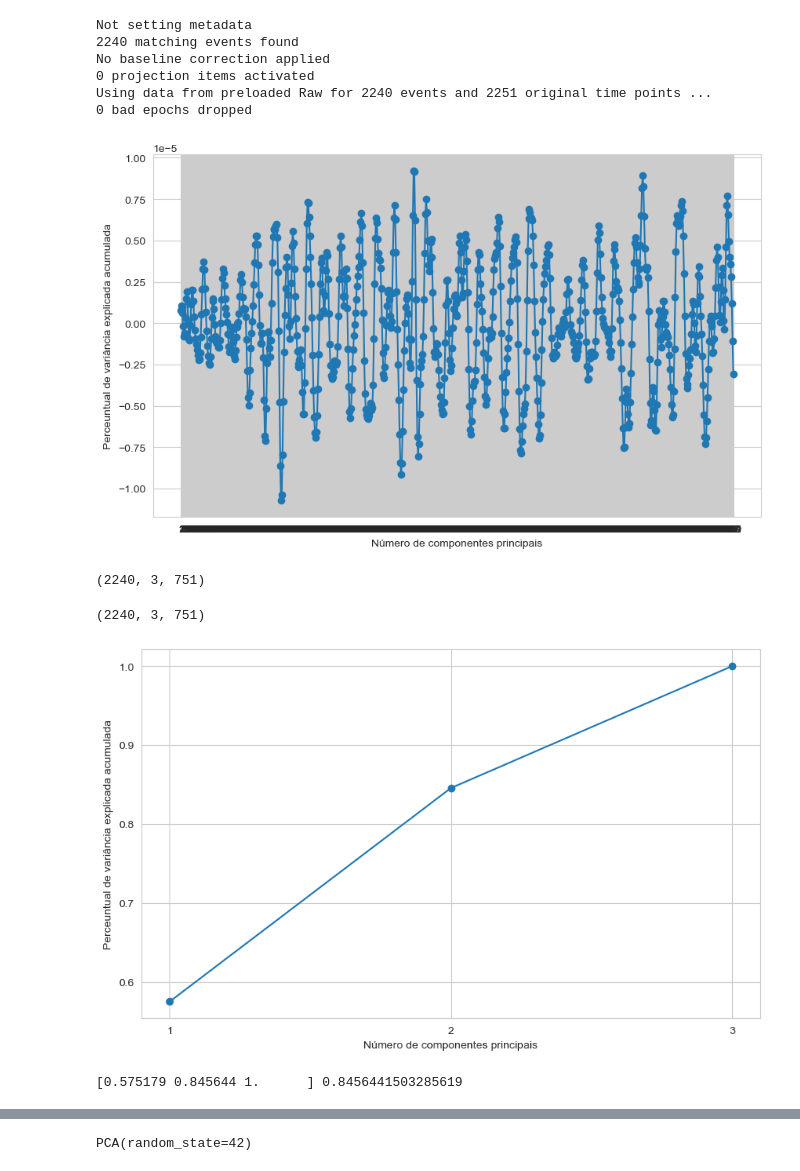
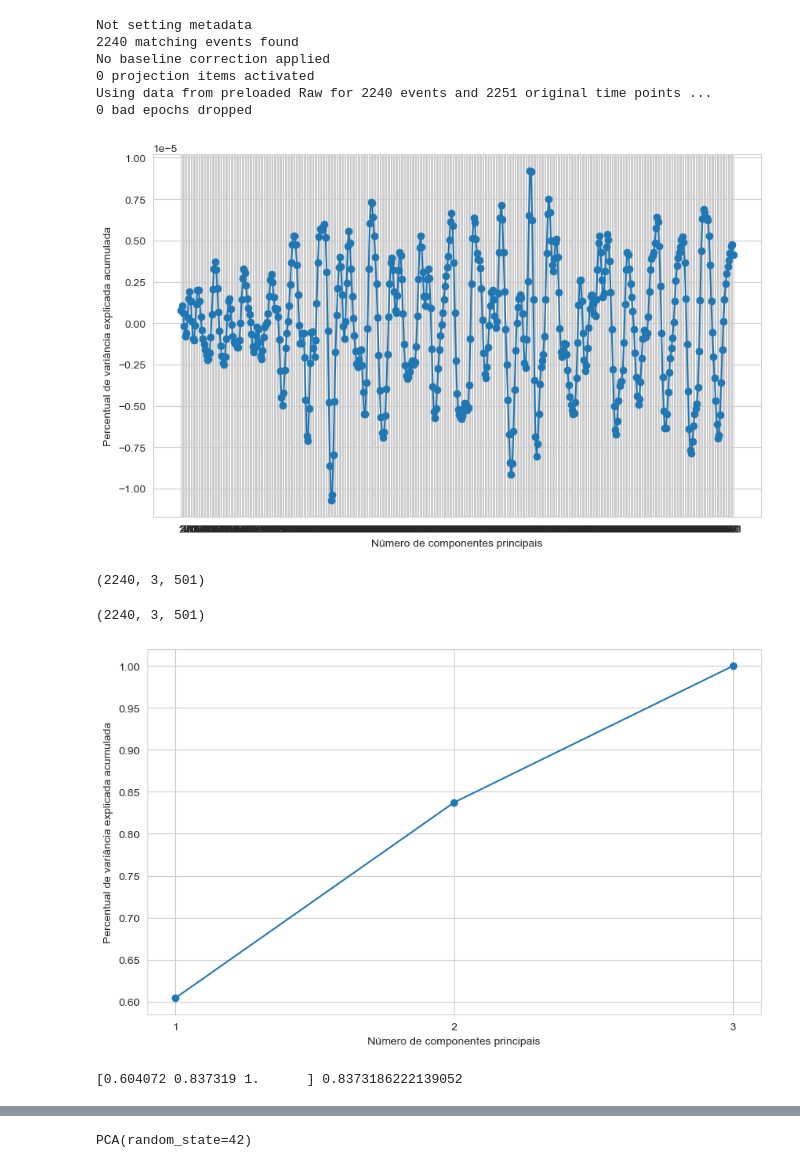
Before and after one commit to MasterExecuson/Data_Science, a Jupyter notebook: code/novos modelos e tratamentos de dados/TCC - epochs processing - 2b.ipynb, the cells around one changed output, grey strips where cells are left out. Drawn from its saved outputs; the diff is of its cells as text; code cells hidden in the pictures.

```diff
--- a/code/novos modelos e tratamentos de dados/TCC - epochs processing - 2b.ipynb
+++ b/code/novos modelos e tratamentos de dados/TCC - epochs processing - 2b.ipynb
@@ -279,7 +336,7 @@ Using data from preloaded Raw for 2240 events and 2251 original time points ...
 
 # The fixation cue start seems to be the event start, which takes 1,25 seconds. Removing 2 seconds from start for task assimilation. The event takes 6s +- 1s, to avoid adaptation, but the BCI only takes 3s.
 
-epochs_train = epochs.copy().crop(tmin=2.0, tmax=5.0)
+epochs_train = epochs.copy().crop(tmin=2.0, tmax=4.0)
 labels = epochs.events[:, -1] - 10
 # %%
 epochs_data = epochs.get_data()
@@ -287,18 +344,18 @@ epochs_data_train = epochs_train.get_data()
 # %%
 fig, ax = plt.subplots(figsize=(10, 6))
 eixo_x = list(range(1, len(epochs_data_train[0][0])+1))
 ax.plot(eixo_x, epochs_data_train[0][0], marker="o")
 ax.set_xlabel("Número de componentes principais")
-ax.set_ylabel("Perceuntual de variância explicada acumulada")
+ax.set_ylabel("Percentual de variância explicada acumulada")
 ax.set_xticks(eixo_x)
 plt.show()
 # %% [output]
-[figure, old version]
+[figure, new version]
 # %%
 epochs_data_train.shape
 # Number of events , channels, each measurement (f*t)
 # %% [output]
-(2240, 3, 751)
+(2240, 3, 501)
 # %%
 list_array = []
 for epoch in epochs_data_train:
@@ -307,7 +364,7 @@ epochs_data_train_normalized = np.array(list_array)
 # %%
 epochs_data_train_normalized.shape
 # %% [output]
-(2240, 3, 751)
+(2240, 3, 501)
 # %%
 X_train, X_val, y_train, y_val = train_test_split(epochs_data_train, labels, test_size=0.3,shuffle = False, random_state=42)
 # X_train, X_val, y_train, y_val = train_test_split(epochs_data_train_normalized, labels, test_size=0.3,shuffle = False, random_state=42)
@@ -326,13 +383,13 @@ fig, ax = plt.subplots(figsize=(10, 6))
 eixo_x = list(range(1, len(variancia_explicada_acumulada_channel)+1))
 ax.plot(eixo_x, variancia_explicada_acumulada_channel, marker="o")
 ax.set_xlabel("Número de componentes principais")
-ax.set_ylabel("Perceuntual de variância explicada acumulada")
+ax.set_ylabel("Percentual de variância explicada acumulada")
 ax.set_xticks(eixo_x)
 plt.show()
 print(variancia_explicada_acumulada_channel,variancia_explicada_acumulada_channel[2-1])
 # %% [output]
-[figure, old version]
+[figure, new version]
-[0.575179 0.845644 1.      ] 0.8456441503285619
+[0.604072 0.837319 1.      ] 0.8373186222139052
 # %%
 pca_data = PCA(random_state=42,)
 for event in X_train:
```
Also changed, not shown: parts of 40 cells of this notebook, 1 other file.
